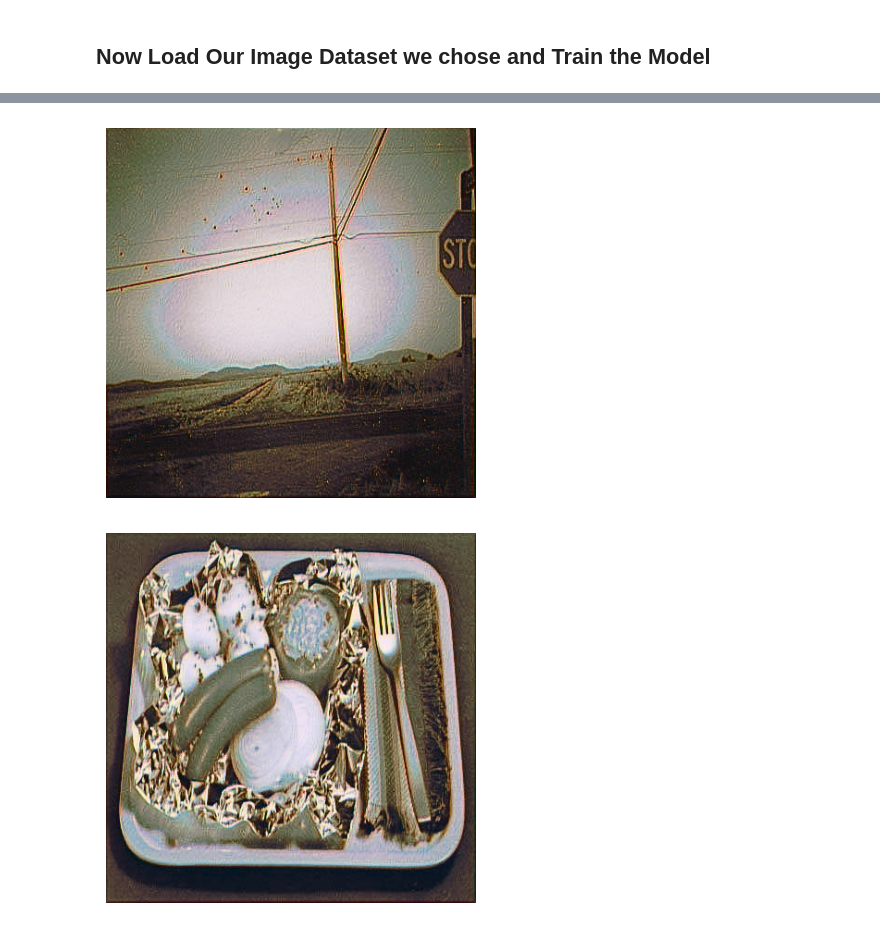
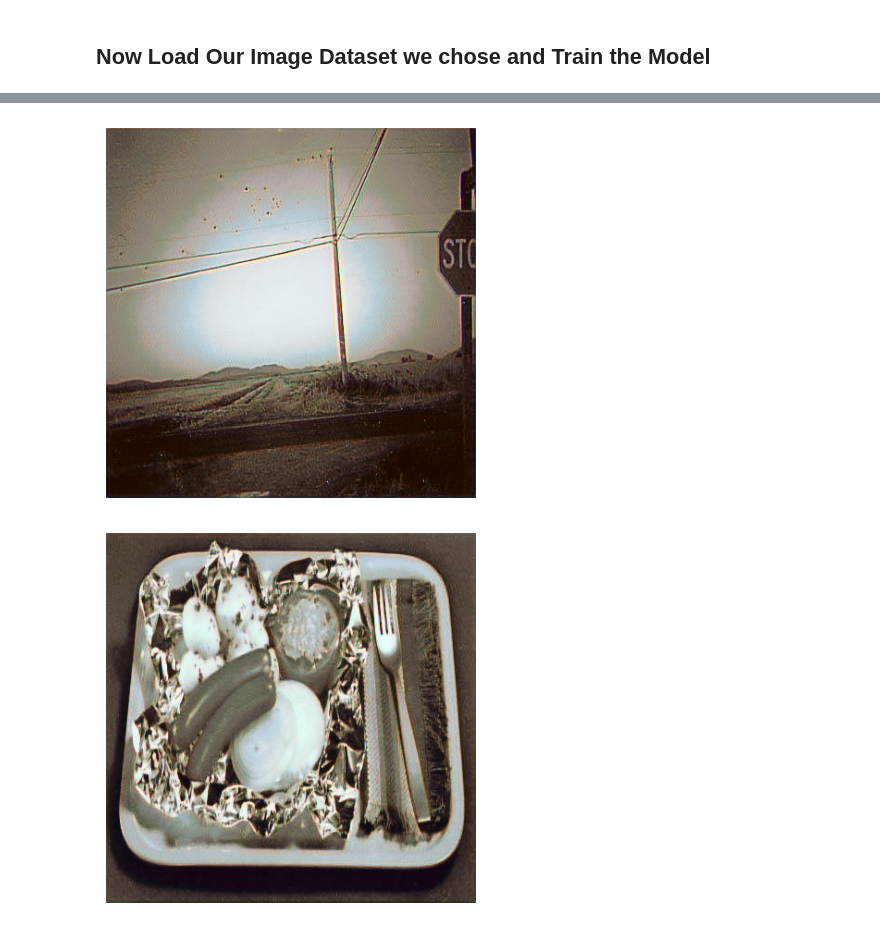
Before and after one commit to AustinK0/3200-ImageColorizer, a Jupyter notebook: main.ipynb, the cells around one changed output, grey strips where cells are left out. Saved outputs shown, nothing was run; the diff lists cells and outputs as text; code cells hidden in the pictures.

```diff
--- a/main.ipynb
+++ b/main.ipynb
@@ -14,9 +14,9 @@ COLOR_TRAIN_DIR = "data/train_color"
 BLACK_TRAIN_DIR = "data/train_black"
 COLOR_TEST_DIR = "data/test_color"
 BLACK_TEST_DIR = "data/test_black2"
-IMG_SIZE = 16 #images are 400x400 ---- Make them smaller to use less memory but keep accuracy
-BATCH_SIZE = 25 # hyperparameter we need to optimize
-EPOCHS = 10
+IMG_SIZE = 128 #images are 400x400 ---- Make them smaller to use less memory but keep accuracy
+BATCH_SIZE = 16 # hyperparameter we need to optimize
+EPOCHS = 5
 NUMBER_OF_IMAGES = 500
 DEVICE = torch.device("cpu") #running on my macbook without a gpu ---- CAN ADD GPU SUPPPORT FOR OTHER DEVICES
 # %% [markdown]
@@ -177,42 +172,42 @@ Epoch 10/10, Loss: 0.0133
 # %%
 def colorizeImage(model, imagePath):
     # IMAGE GETS READ IN BGR COLOR SPACE
-    grayscaleTestImage = cv2.imread(imagePath)`
+    grayscaleTestImage = cv2.imread(imagePath)
     labColorSpaceImage = labColorSpace = cv2.cvtColor(grayscaleTestImage, cv2.COLOR_BGR2Lab)
 
     L_space, a, b = cv2.split(labColorSpaceImage)
     L_space = (L_space.astype(np.float32) - 128) / 128
-    L_space_tensor = torch.tensor(L_space, dtype=torch.float32).unsqueeze(0)
+    L_space_tensor = torch.tensor(L_space, dtype=torch.float32).unsqueeze(0).unsqueeze(0)
 
     L_space_tensor = L_space_tensor.to(DEVICE)
 
     with torch.no_grad():
         lab_prediction = model(L_space_tensor).cpu()
 
     lab_prediction = lab_prediction.squeeze().numpy()
     # Un-regularizes the values that were between [-1,1]
     l = lab_prediction[0].astype(np.float32) * 128 + 128
     a = lab_prediction[1].astype(np.float32) * 128 + 128
     b = lab_prediction[2].astype(np.float32) * 128 + 128
 
     #L = ((L_image * 128) + 128)
 
     # uint8 is so that the values will be 2^8 bit so range will be within rgb values
     colorized_lab = cv2.merge([l.astype(np.uint8), a.astype(np.uint8), b.astype(np.uint8)])
 
     colorized_rgb = cv2.cvtColor(colorized_lab, cv2.COLOR_LAB2RGB)
 
     plt.imshow(colorized_rgb)
     plt.axis('off')
     plt.show()
 
 def colorizeTestSet(model, imageSetPath):
     for image in os.listdir(imageSetPath):
         if image.endswith('.jpg'):
             grayscalePath = os.path.join(imageSetPath, image)
             colorizeImage(model, grayscalePath)
 
 colorizeTestSet(colorizerModel, BLACK_TEST_DIR)
 # %% [output]
-[figure, old version]
+[figure, new version]
-[figure, old version]
+[figure, new version]
```
Also changed, not shown: parts of 1 cell of this notebook.
